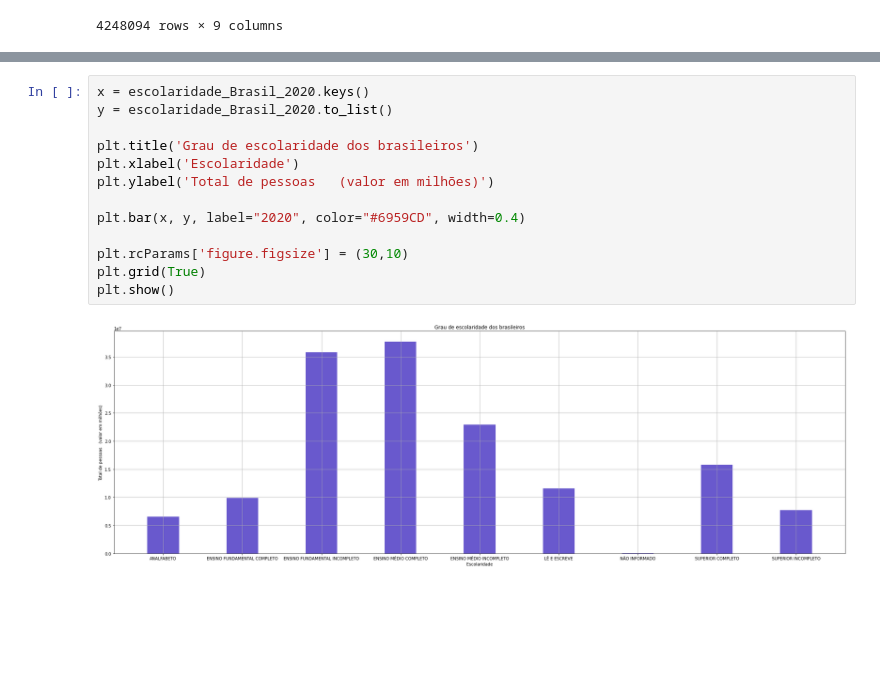
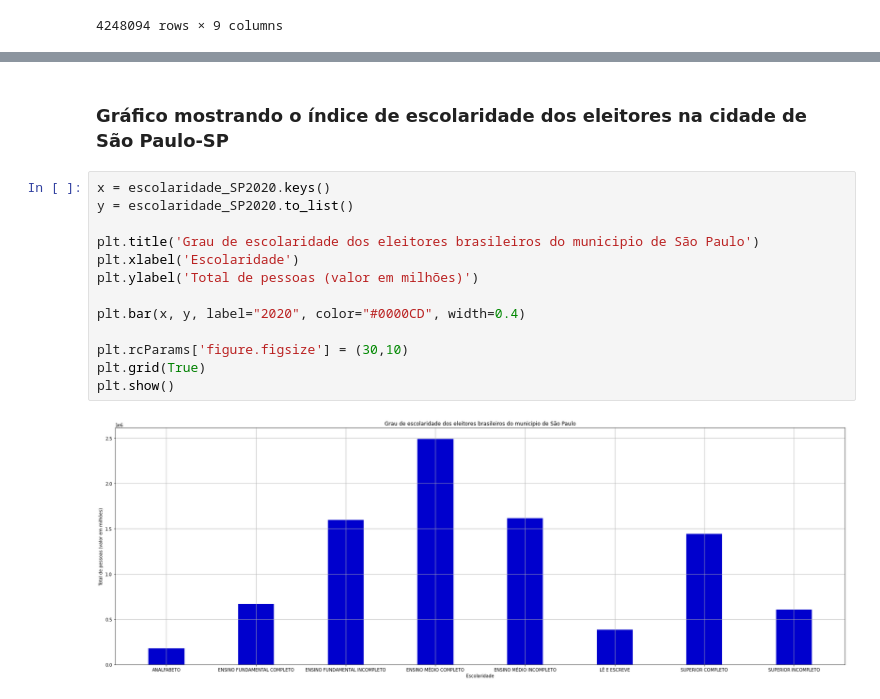
Before and after one commit to LuisGuilhermeSousa/Analise_de_Dados_Eleitorais, a Jupyter notebook: analise_dados_eleitorais.ipynb, the cells around one changed output, grey strips where cells are left out. Cells and saved outputs as stored; diff of their text form; blank space fills up the shorter version.

```diff
--- a/analise_dados_eleitorais.ipynb
+++ b/analise_dados_eleitorais.ipynb
@@ -40,15 +92,17 @@ analfabeto_municipios = dados_2020.query("DS_GRAU_ESCOLARIDADE == 'ANALFABETO'")
+# %% [markdown]
+### Gráfico mostrando o índice de escolaridade dos eleitores na cidade de São Paulo-SP
 # %%
-x = escolaridade_Brasil_2020.keys()
-y = escolaridade_Brasil_2020.to_list()
+x = escolaridade_SP2020.keys()
+y = escolaridade_SP2020.to_list()
 
-plt.title('Grau de escolaridade dos brasileiros')
+plt.title('Grau de escolaridade dos eleitores brasileiros do municipio de São Paulo')
 plt.xlabel('Escolaridade')
-plt.ylabel('Total de pessoas   (valor em milhões)')
+plt.ylabel('Total de pessoas (valor em milhões)')
 
-plt.bar(x, y, label="2020", color="#6959CD", width=0.4)
+plt.bar(x, y, label="2020", color="#0000CD", width=0.4)
 
 plt.rcParams['figure.figsize'] = (30,10)
 plt.grid(True)
 plt.show()
 # %% [output]
-[figure, old version]
+[figure, new version]
```
Also changed, not shown: parts of 23 cells of this notebook.
